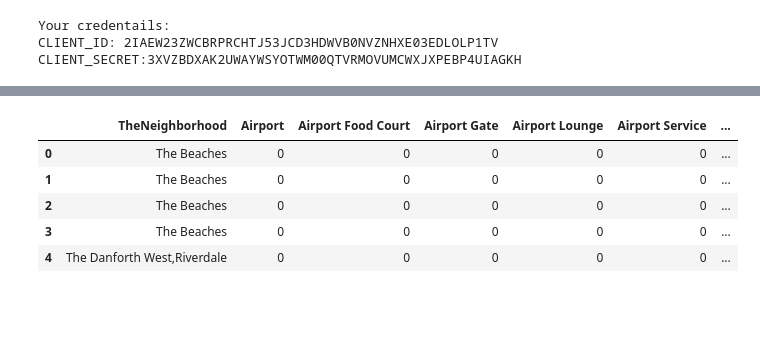
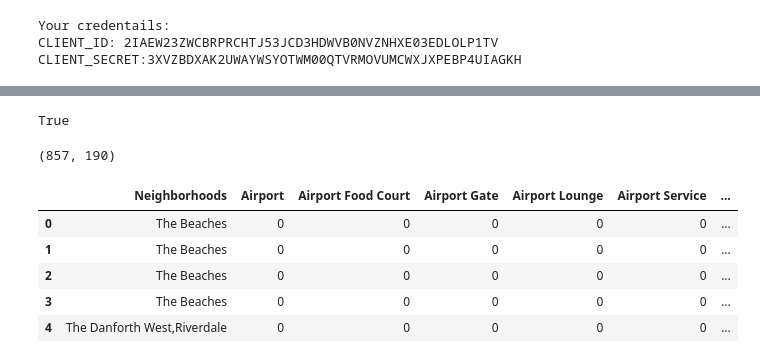
Before and after one commit to bitamg/Capstone, a Jupyter notebook: Toronto3 .ipynb, the cells around one changed output, grey strips where cells are left out. Drawn from its saved outputs; the diff is of its cells as text; code cells hidden in the pictures; blank space fills up the shorter version.

```diff
--- a/Toronto3 .ipynb
+++ b/Toronto3 .ipynb
@@ -97,7 +97,7 @@ neighborhoods.head()
 | 3 | M1G | Scarborough | Woburn |
 | 4 | M1H | Scarborough | Cedarbrae |
 # %%
-neighborhoods['Neighborhood']=neighborhoods['Neighborhood'].replace('Not assigned', neighborhoods['Borough'])
+neighborhoods['Neighborhood']=neighborhoods['Neighbourhood'].replace('Not assigned', neighborhoods['Borough'])
 # %%
 neighborhoods.shape
 # %% [output]
@@ -310,19 +356,24 @@ toronto_venues.groupby('Neighborhood').count()
+# %%
+#I changed the data to Middle Eastern because there were no category for Persian or Iranian food
+"Middle Eastern Restaurant" in toronto_venues['Venue Category'].unique()
+# %% [output]
+True
 # %%
-toronto_onehot = pd.get_dummies(toronto_venues[['Venue Category']], prefix="", prefix_sep="")
+ # one hot encoding
+to_onehot = pd.get_dummies(toronto_venues[['Venue Category']], prefix="", prefix_sep="")
 
 # add neighborhood column back to dataframe
-toronto_onehot['YNeighborhood'] = toronto_venues['Neighborhood']
-
-toronto_onehot.columns[-1]
+to_onehot['Neighborhoods'] = toronto_venues['Neighborhood']
 
 # move neighborhood column to the first column
-fixed_columns = [toronto_onehot.columns[-1]] + list(toronto_onehot.columns[:-1])
-toronto_onehot = toronto_onehot[fixed_columns]
-toronto_onehot.rename(columns={'YNeighborhood': 'TheNeighborhood'}, inplace=True)
+fixed_columns = [to_onehot.columns[-1]] + list(to_onehot.columns[:-1])
+to_onehot = to_onehot[fixed_columns]
 
-toronto_onehot.head()
+print(to_onehot.shape)
+to_onehot.head()
 # %% [output]
+(857, 190)
-|  | TheNeighborhood | Airport | Airport Food Court | Airport Gate | Airport Lounge | Airport Service | ... |
+|  | Neighborhoods | Airport | Airport Food Court | Airport Gate | Airport Lounge | Airport Service | ... |
 | 0 | The Beaches | 0 | 0 | 0 | 0 | 0 | ... |
 | 1 | The Beaches | 0 | 0 | 0 | 0 | 0 | ... |
 | 2 | The Beaches | 0 | 0 | 0 | 0 | 0 | ... |
```
Also changed, not shown: parts of 32 cells of this notebook.
